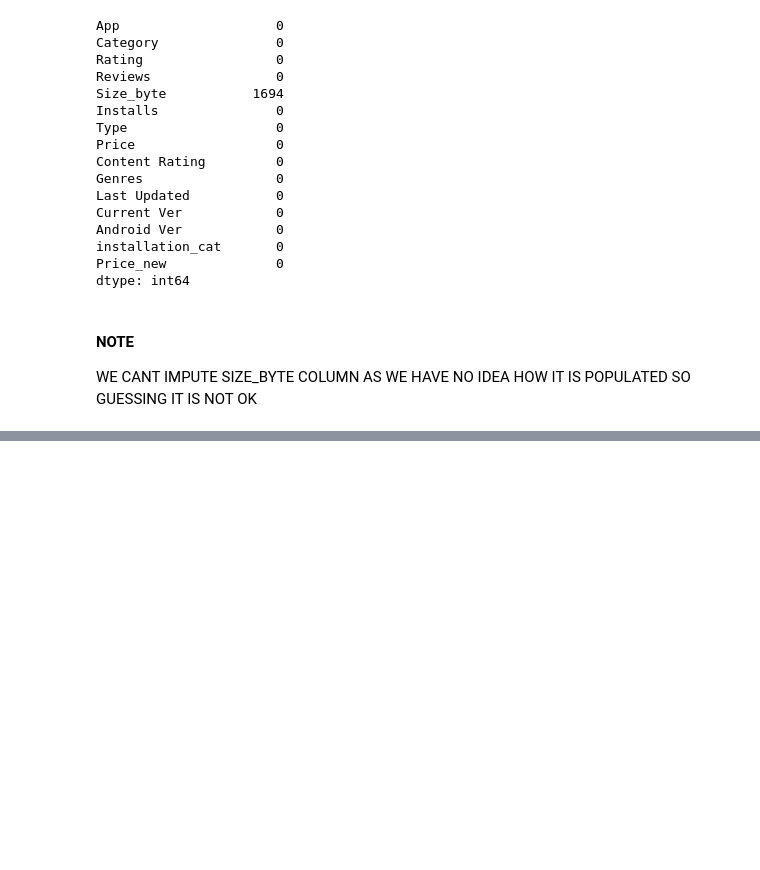
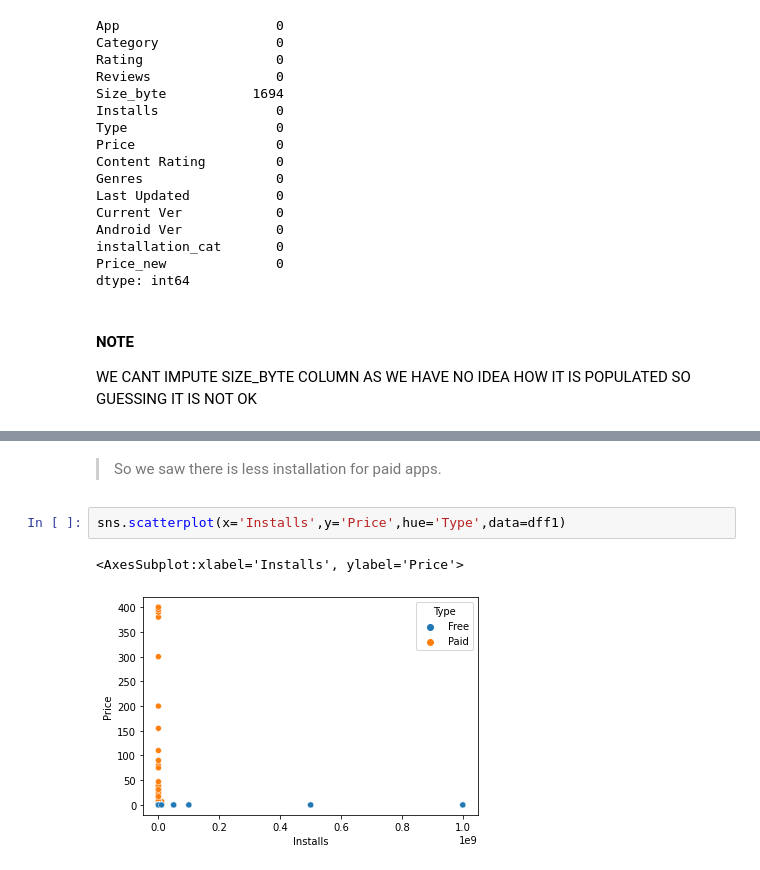
Before and after one commit to asfandyarsaeed1/Python-For-DataScience, a Jupyter notebook: Use_Cases_EDA/Use_Case1.ipynb, the cells around one changed output, grey strips where cells are left out. Drawn from its saved outputs; the diff is of its cells as text; blank space fills up the shorter version.

```diff
--- a/Use_Cases_EDA/Use_Case1.ipynb
+++ b/Use_Cases_EDA/Use_Case1.ipynb
@@ -570,0 +587,7 @@ WE CANT IMPUTE SIZE_BYTE COLUMN AS WE HAVE NO IDEA HOW IT IS POPULATED SO GUESSI
+# %% [markdown]
+> So we saw there is less installation for paid apps.
+# %%
+sns.scatterplot(x='Installs',y='Price',hue='Type',data=dff1)
+# %% [output]
+<AxesSubplot:xlabel='Installs', ylabel='Price'>
+[figure, added]
```
Also changed, not shown: parts of 13 cells of this notebook.
